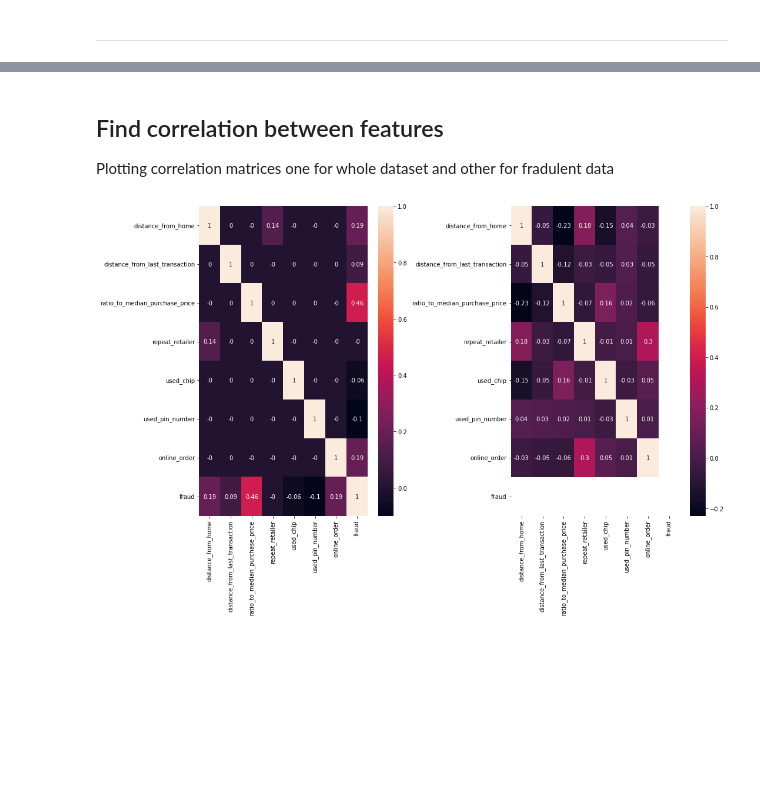
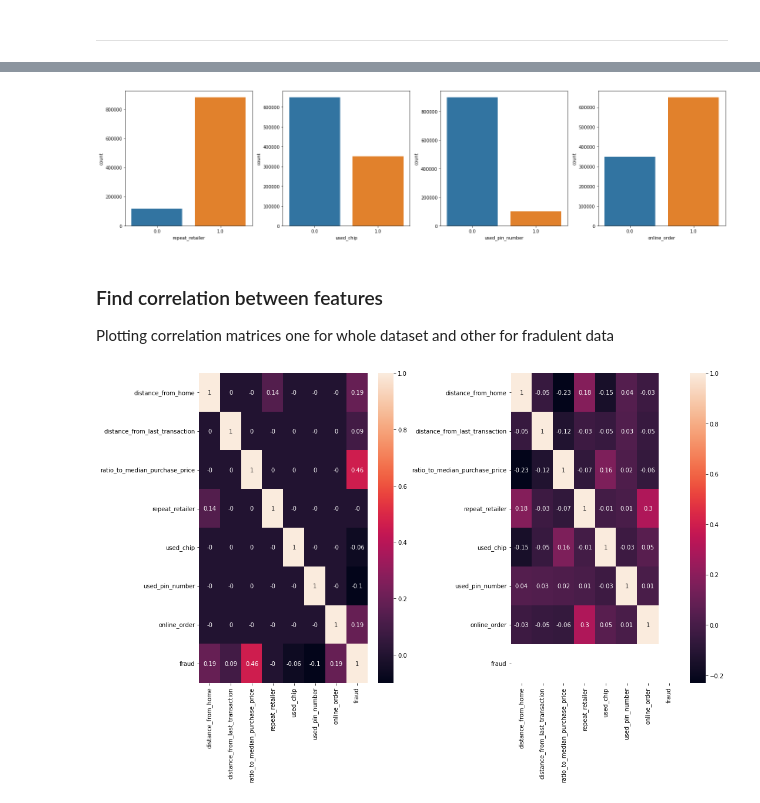
Before and after one commit to nikunjbhalla/cc_fraud, a Jupyter notebook: CC Fraud Detection.ipynb, the cells around one changed output, grey strips where cells are left out. Cells and saved outputs as stored; diff of their text form; code cells hidden in the pictures; blank space fills up the shorter version.

```diff
--- a/CC Fraud Detection.ipynb
+++ b/CC Fraud Detection.ipynb
@@ -100,4 +93,14 @@ df_fraud.describe()
+# %%
+fig, (ax1, ax2, ax3, ax4) = plt.subplots(1,4,figsize=(20,5))
+sns.countplot(df['repeat_retailer'], ax=ax1)
+sns.countplot(df['used_chip'], ax=ax2)
+sns.countplot(df['used_pin_number'], ax=ax3)
+sns.countplot(df['online_order'], ax=ax4)
+plt.tight_layout()
+plt.show()
+# %% [output]
+[figure, added]
 # %% [markdown]
-## Find correlation between features
+### Find correlation between features
 Plotting correlation matrices one for whole dataset and other for fradulent data
 # %%
```
Also changed, not shown: parts of 33 cells of this notebook.
